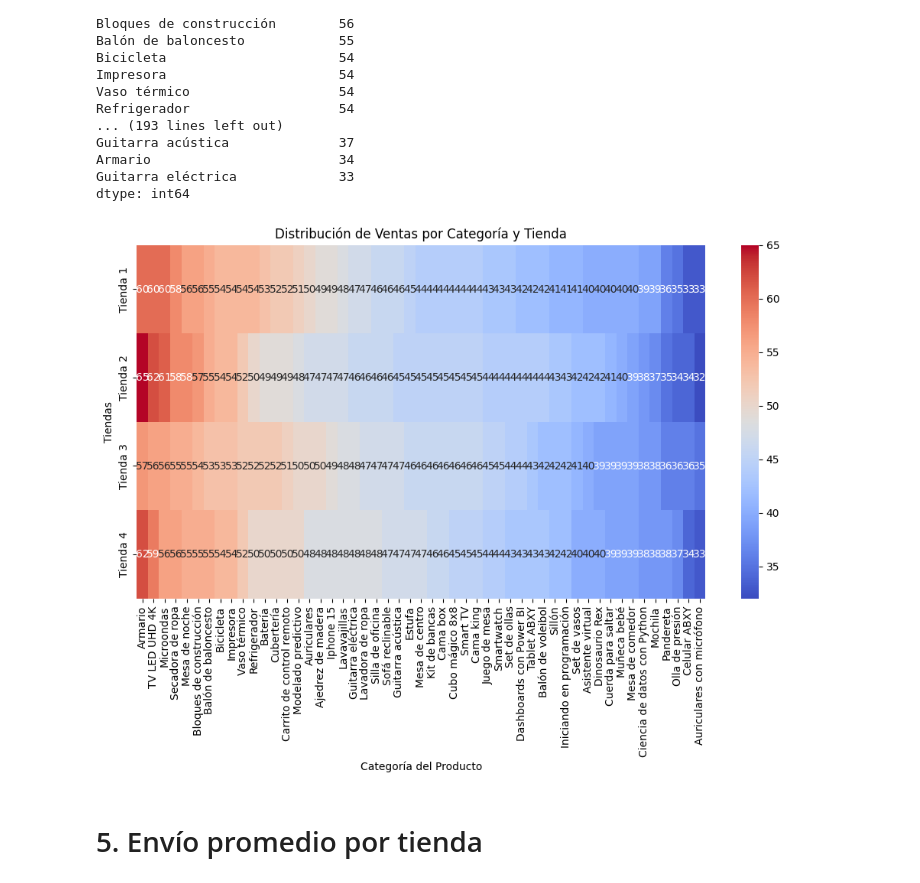
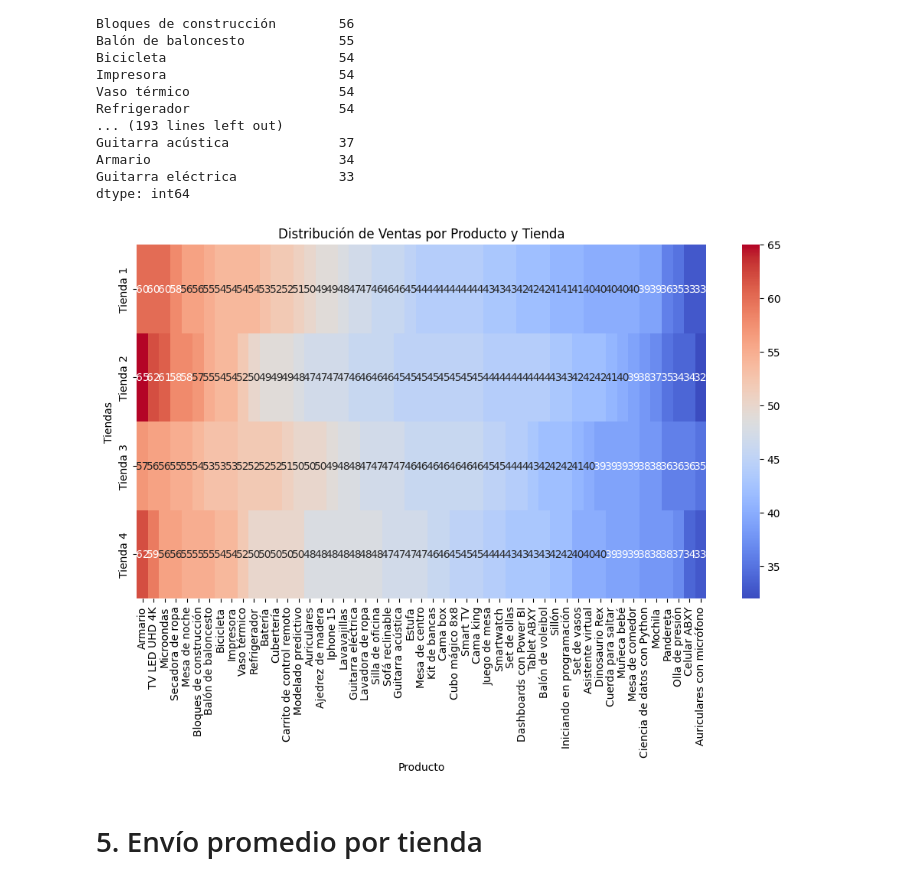
Before and after one commit to jOBenites/challenge1-data-science, a Jupyter notebook: AluraStoreLatam.ipynb, the cells around one changed output. Drawn from its saved outputs; the diff is of its cells as text; code cells hidden in the pictures.

```diff
--- a/AluraStoreLatam.ipynb
+++ b/AluraStoreLatam.ipynb
@@ -177,23 +177,23 @@ dtype: int64
 # %%
 import matplotlib.pyplot as plt
 import numpy as np
 import seaborn as sns
 
 # Data preparation
 categories = product_counts_tienda.index  # Product categories['Artículos para el hogar', 'Deportes y diversión', ..]
 counts = [product_counts_tienda.values, product_counts_tienda2.values, product_counts_tienda3.values, product_counts_tienda4.values]
 data = pd.DataFrame(counts, index=store_labels, columns=categories)
 
 plt.figure(figsize=(12, 6))
 sns.heatmap(data, annot=True, cmap="coolwarm", fmt="d")
-plt.title('Distribución de Ventas por Categoría y Tienda')
-plt.xlabel('Categoría del Producto')
+plt.title('Distribución de Ventas por Producto y Tienda')
+plt.xlabel('Producto')
 plt.ylabel('Tiendas')
 
 
 plt.show()
 # %% [output]
-[figure, old version]
+[figure, new version]
 # %% [markdown]
 # 5. Envío promedio por tienda
 # %%
```
Also changed, not shown: parts of 2 cells of this notebook.
